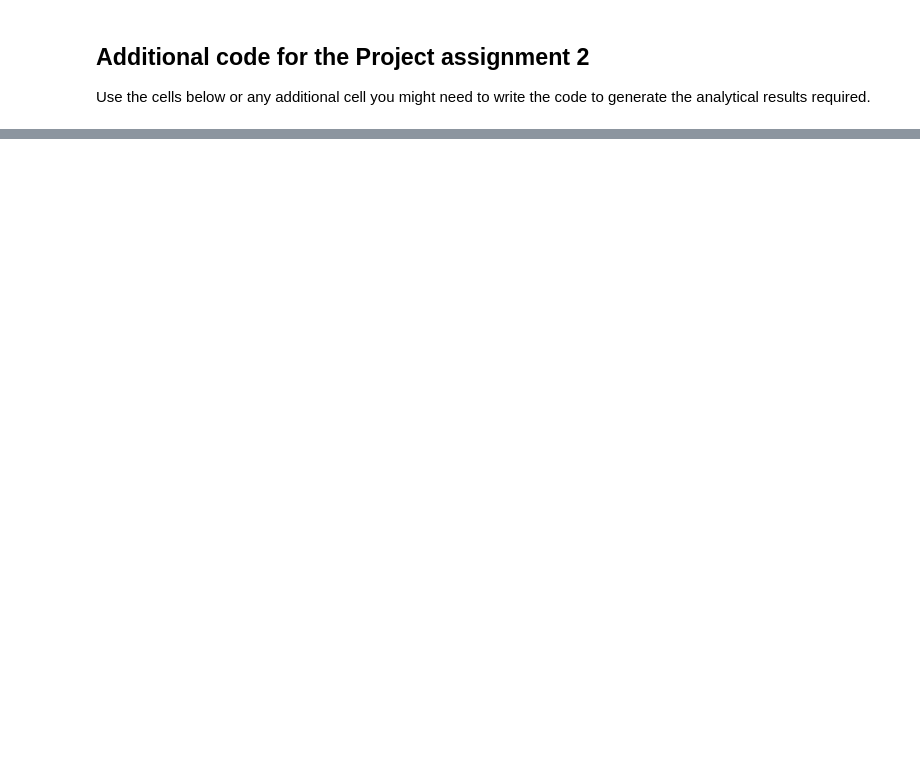
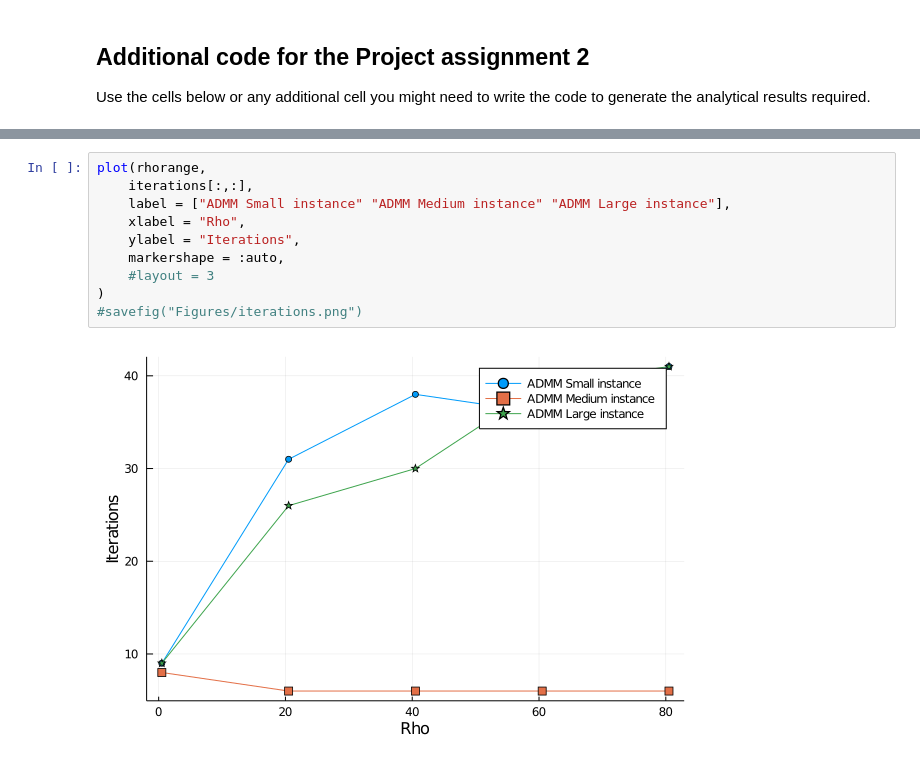
Before and after one commit to christiansegercrantz/Nonlinear-Optimization-course-2021, a Jupyter notebook: Project 2/481056_and_588205.ipynb, the cells around one changed output, grey strips where cells are left out. Drawn from its saved outputs; the diff is of its cells as text; blank space fills up the shorter version.

```diff
--- a/Project 2/481056_and_588205.ipynb
+++ b/Project 2/481056_and_588205.ipynb
@@ -370,0 +482,12 @@ UndefVarError: UndefVarError: admm_model not defined
+# %%
+plot(rhorange,
+    iterations[:,:],
+    label = ["ADMM Small instance" "ADMM Medium instance" "ADMM Large instance"],
+    xlabel = "Rho",
+    ylabel = "Iterations",
+    markershape = :auto,
+    #layout = 3
+)
+#savefig("Figures/iterations.png")
+# %% [output]
+[figure, added]
```
Also changed, not shown: parts of 21 cells of this notebook, 9 other files.
